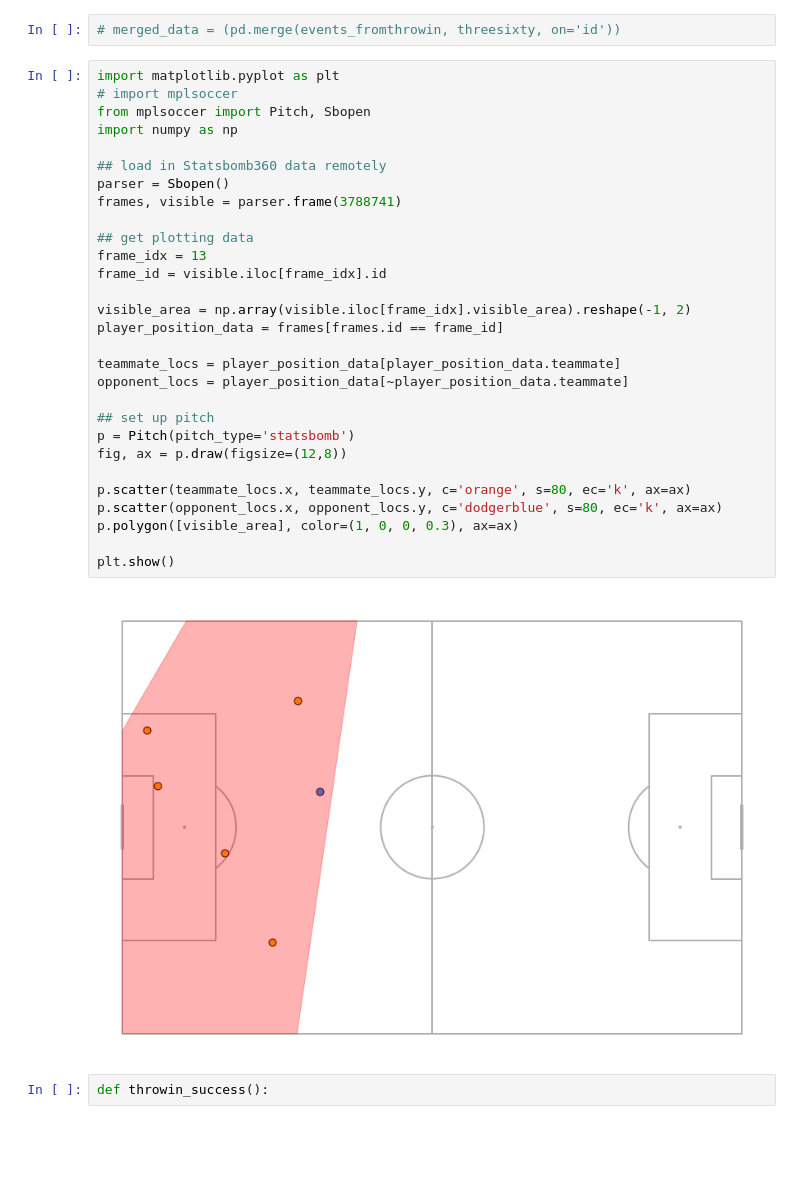
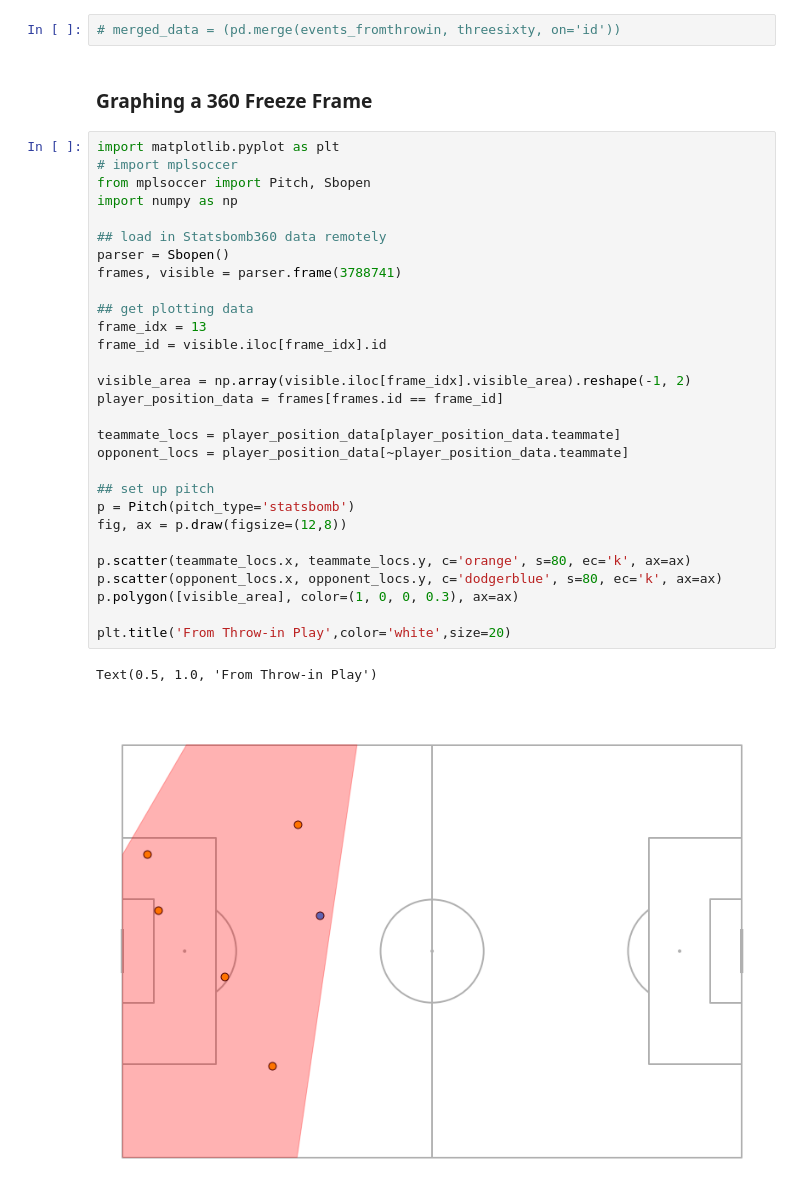
Before and after one commit to ryaa2020/Throw-ins-Gain-the-Upper-Hand, a Jupyter notebook: starter.ipynb, the cells around one changed output. Drawn from its saved outputs; the diff is of its cells as text; blank space fills up the shorter version.

```diff
--- a/starter.ipynb
+++ b/starter.ipynb
@@ -235,39 +241,40 @@ dtypes: bool(3), object(4)
 memory usage: 2.0+ MB
 # %%
 # merged_data = (pd.merge(events_fromthrowin, threesixty, on='id'))
+# %% [markdown]
+### Graphing a 360 Freeze Frame
 # %%
 import matplotlib.pyplot as plt
 # import mplsoccer
 from mplsoccer import Pitch, Sbopen
 import numpy as np
 
 ## load in Statsbomb360 data remotely
 parser = Sbopen()
 frames, visible = parser.frame(3788741)
 
 ## get plotting data
 frame_idx = 13
 frame_id = visible.iloc[frame_idx].id
 
 visible_area = np.array(visible.iloc[frame_idx].visible_area).reshape(-1, 2)
 player_position_data = frames[frames.id == frame_id]
 
 teammate_locs = player_position_data[player_position_data.teammate]
 opponent_locs = player_position_data[~player_position_data.teammate]
 
 ## set up pitch
 p = Pitch(pitch_type='statsbomb')
 fig, ax = p.draw(figsize=(12,8))
 
 p.scatter(teammate_locs.x, teammate_locs.y, c='orange', s=80, ec='k', ax=ax)
 p.scatter(opponent_locs.x, opponent_locs.y, c='dodgerblue', s=80, ec='k', ax=ax)
 p.polygon([visible_area], color=(1, 0, 0, 0.3), ax=ax)
 
-plt.show()
+plt.title('From Throw-in Play',color='white',size=20)
 # %% [output]
+Text(0.5, 1.0, 'From Throw-in Play')
-[figure, old version]
+[figure, new version]
-# %%
-def throwin_success():
 # %%
 events_fromthrowin.info()
 # %% [output]
```
Also changed, not shown: parts of 7 cells of this notebook, 14 other files.
